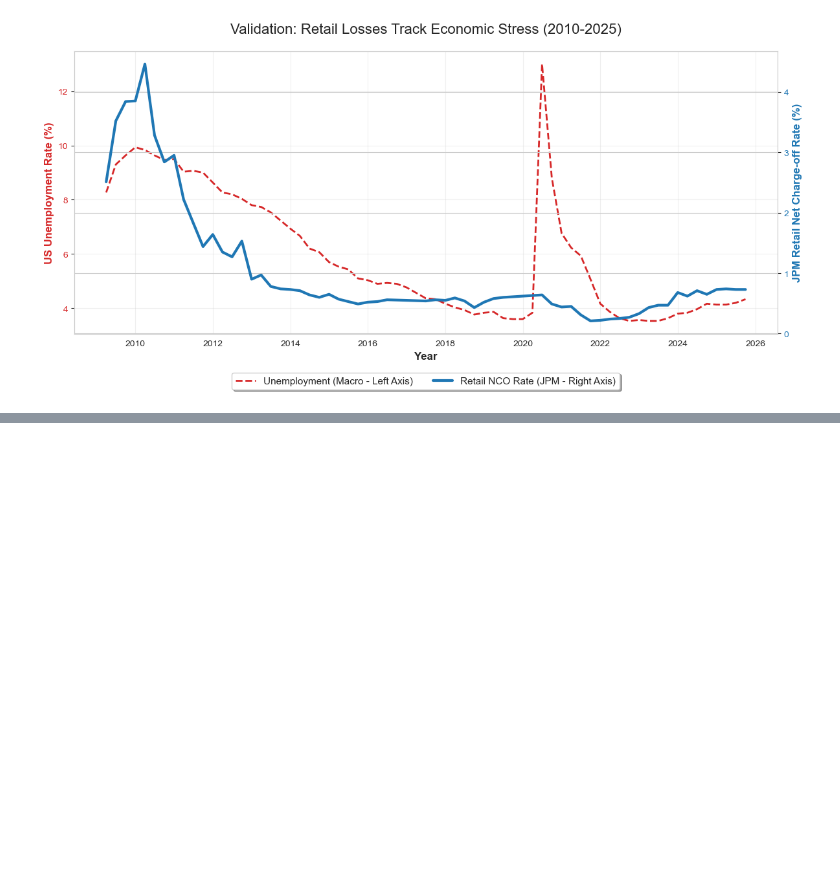
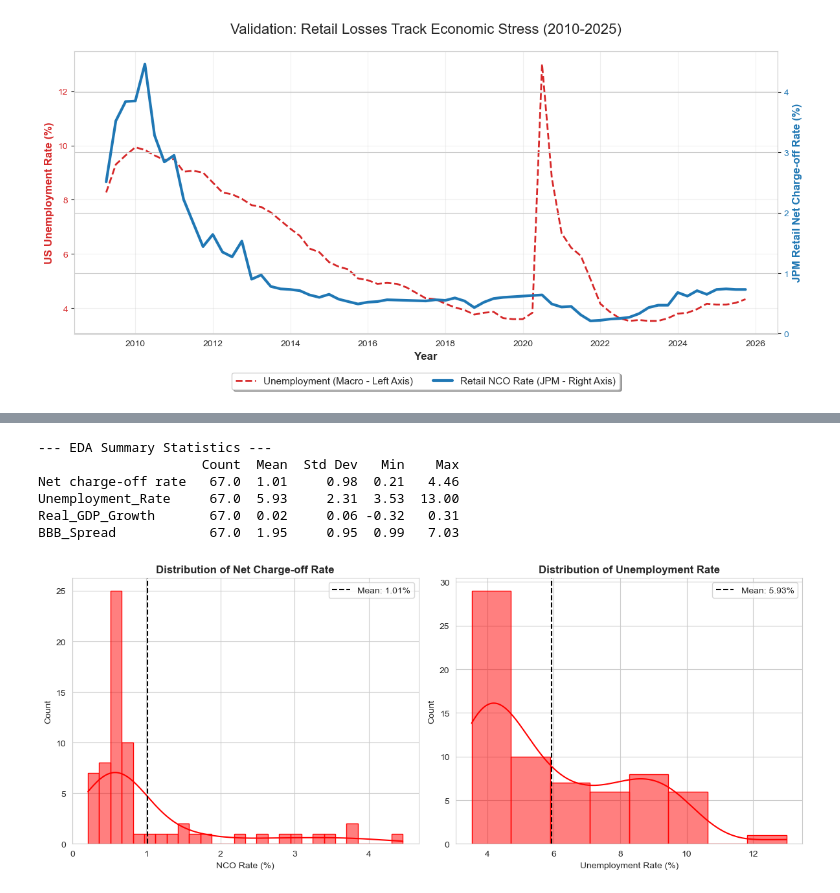
Before and after one commit to sohamjoshi1998/fim601-ccar, a Jupyter notebook: macro_data_eda.ipynb, the cells around one changed output, grey strips where cells are left out. Saved outputs shown, nothing was run; the diff lists cells and outputs as text; code cells hidden in the pictures; blank space fills up the shorter version.

```diff
--- a/macro_data_eda.ipynb
+++ b/macro_data_eda.ipynb
@@ -164,0 +164,40 @@ else:
+# %%
+# Descriptive Statistics
+cols_to_analyze = ['Net charge-off rate', 'Unemployment_Rate', 'Real_GDP_Growth', 'BBB_Spread']
+
+valid_cols = [c for c in cols_to_analyze if c in df_final.columns]
+
+desc_stats = df_final[valid_cols].describe().T[['count', 'mean', 'std', 'min', 'max']]
+desc_stats.columns = ['Count', 'Mean', 'Std Dev', 'Min', 'Max']
+print("\n--- EDA Summary Statistics ---")
+print(desc_stats.round(2))
+
+
+fig, axes = plt.subplots(1, 2, figsize=(12, 5))
+
+sns.histplot(df_final['Net charge-off rate'], kde=True, ax=axes[0], color='red', edgecolor='red')
+axes[0].set_title('Distribution of Net Charge-off Rate', fontsize=12, fontweight='bold')
+axes[0].set_xlabel('NCO Rate (%)')
+
+mean_nco = df_final['Net charge-off rate'].mean()
+axes[0].axvline(mean_nco, color='black', linestyle='--', label=f'Mean: {mean_nco:.2f}%')
+axes[0].legend()
+
+sns.histplot(df_final['Unemployment_Rate'], kde=True, ax=axes[1], color='red', edgecolor='red')
+axes[1].set_title('Distribution of Unemployment Rate', fontsize=12, fontweight='bold')
+axes[1].set_xlabel('Unemployment Rate (%)')
+mean_unemp = df_final['Unemployment_Rate'].mean()
+axes[1].axvline(mean_unemp, color='black', linestyle='--', label=f'Mean: {mean_unemp:.2f}%')
+axes[1].legend()
+
+plt.tight_layout()
+plt.savefig('./output/chart_eda_distributions.png', dpi=600, bbox_inches='tight')
+plt.show()
+# %% [output]
+--- EDA Summary Statistics ---
+                     Count  Mean  Std Dev   Min    Max
+Net charge-off rate   67.0  1.01     0.98  0.21   4.46
+Unemployment_Rate     67.0  5.93     2.31  3.53  13.00
+Real_GDP_Growth       67.0  0.02     0.06 -0.32   0.31
+BBB_Spread            67.0  1.95     0.95  0.99   7.03
+[figure, added]
```
Also changed, not shown: parts of 3 cells of this notebook, 1 other file.
